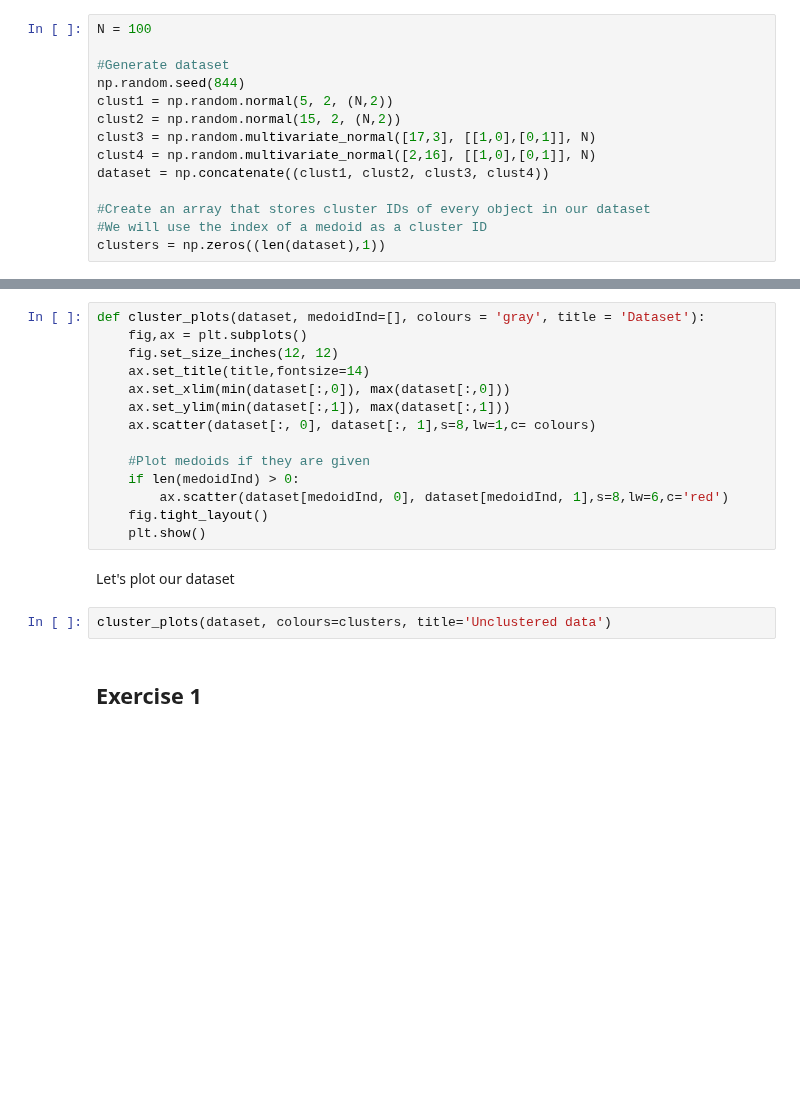
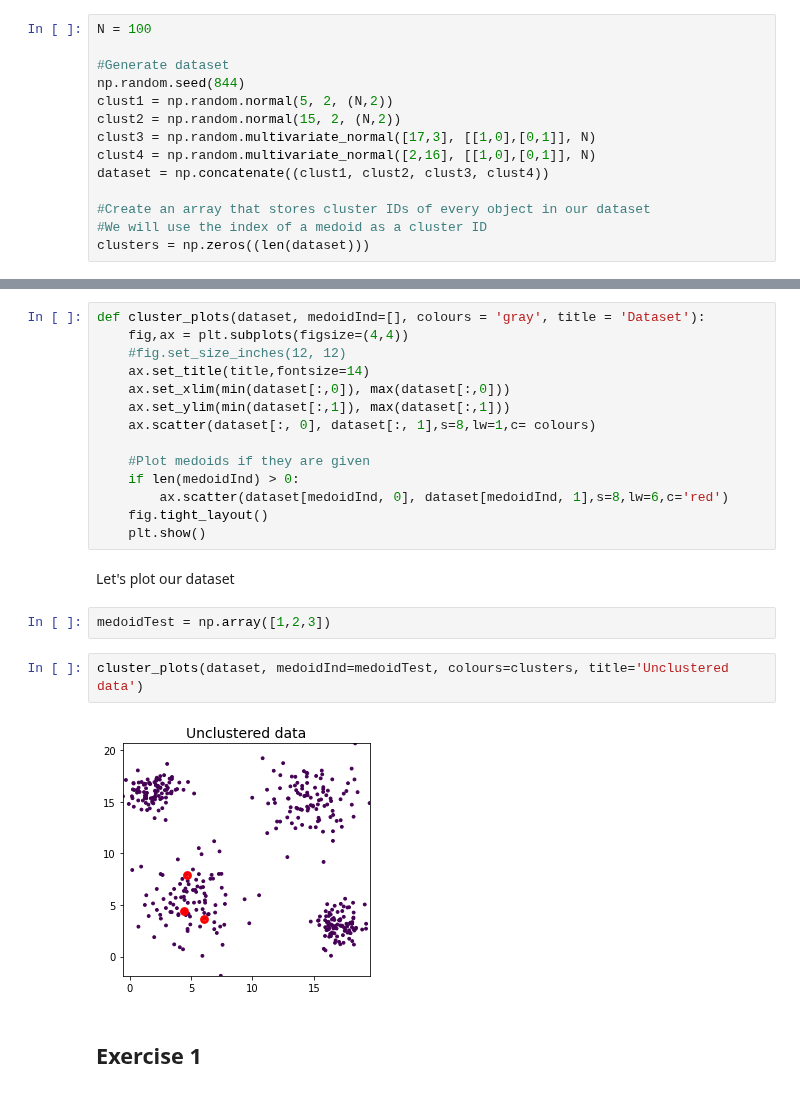
Before and after one commit to StephenTGibson/COMP527-colabNotebooks, a Jupyter notebook: COMP527-DataMiningAndVisualisation/k_medoids.ipynb, the cells around one changed output, grey strips where cells are left out. Saved outputs shown, nothing was run; the diff lists cells and outputs as text; blank space fills up the shorter version.

```diff
--- a/COMP527-DataMiningAndVisualisation/k_medoids.ipynb
+++ b/COMP527-DataMiningAndVisualisation/k_medoids.ipynb
@@ -22,4 +22,4 @@ dataset = np.concatenate((clust1, clust2, clust3, clust4))
 
 #Create an array that stores cluster IDs of every object in our dataset
 #We will use the index of a medoid as a cluster ID
-clusters = np.zeros((len(dataset),1))
+clusters = np.zeros((len(dataset)))
@@ -26,7 +30,7 @@ clusters = np.zeros((len(dataset),1))
 # %%
 def cluster_plots(dataset, medoidInd=[], colours = 'gray', title = 'Dataset'):
-    fig,ax = plt.subplots()
-    fig.set_size_inches(12, 12)
+    fig,ax = plt.subplots(figsize=(4,4))
+    #fig.set_size_inches(12, 12)
     ax.set_title(title,fontsize=14)
     ax.set_xlim(min(dataset[:,0]), max(dataset[:,0]))
     ax.set_ylim(min(dataset[:,1]), max(dataset[:,1]))
@@ -39,8 +43,12 @@ def cluster_plots(dataset, medoidInd=[], colours = 'gray', title = 'Dataset'):
     plt.show()
 # %% [markdown]
 Let's plot our dataset
+# %%
+medoidTest = np.array([1,2,3])
 # %%
-cluster_plots(dataset, colours=clusters, title='Unclustered data')
+cluster_plots(dataset, medoidInd=medoidTest, colours=clusters, title='Unclustered data')
+# %% [output]
+[figure, added]
 # %% [markdown]
 ## Exercise 1
 # %% [markdown]
```
Also changed, not shown: parts of 12 cells of this notebook.
